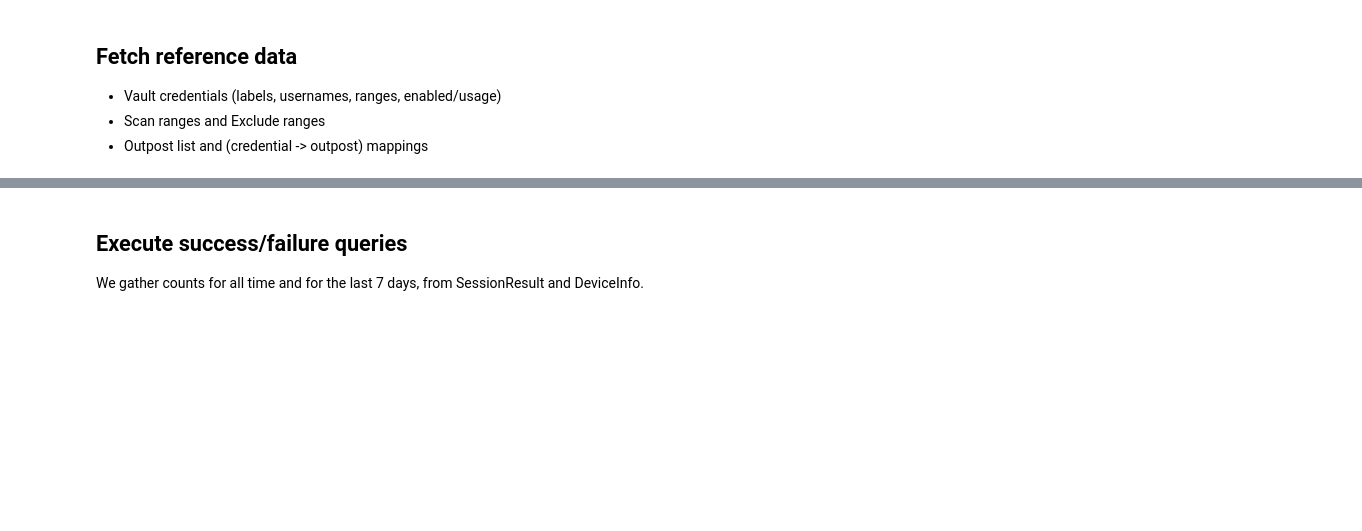
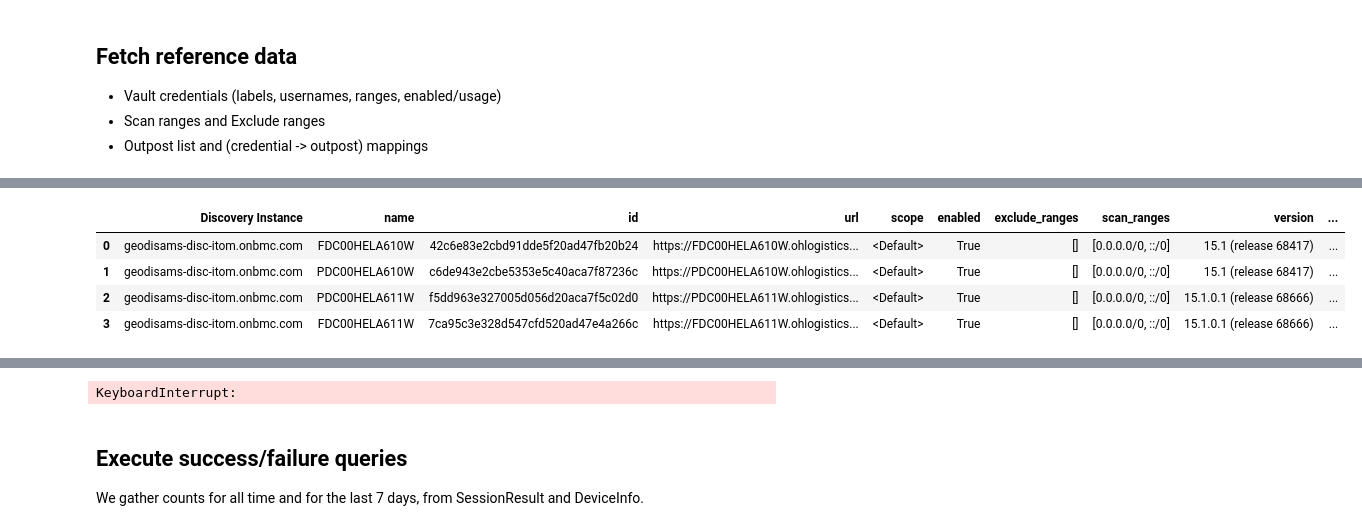
Before and after one commit to codefitz/DisMAL, a Jupyter notebook: notebooks/credential_success.ipynb, the cells around one changed output, grey strips where cells are left out. Drawn from its saved outputs; the diff is of its cells as text; code cells hidden in the pictures; blank space fills up the shorter version.

```diff
--- a/notebooks/credential_success.ipynb
+++ b/notebooks/credential_success.ipynb
@@ -535,11 +584,22 @@ display(df_dev.head(5))
 # %%
 # Outposts list and mapping
-outposts = normalize_results(get_json(api_url('discovery/outposts?deleted=false')))
-id_to_url = {}
-for op in outposts:
-    op_id = op.get('id') or op.get('outpost') or op.get('outpost_id') or op.get('uuid')
-    if op_id:
-        id_to_url[str(op_id)] = op.get('url')
+def get_endpoint(instance, ep):
+    results = instance['app'].get(ep)
+    df = pd.DataFrame(results.json()) if results else pd.DataFrame()
+    if df.empty:
+        # Provide headers if no rows returned
+        df = pd.DataFrame(columns=['name','id','url','scope','enabled','exclude_ranges','scan_ranges','version','last_contact'])
+    df.insert(0, 'Discovery Instance', instance['target'])
+    return df
 
-df = pd.DataFrame(outposts)
-display(df.head(10))
+outposts_prod = get_endpoint(twprod, '/discovery/outposts')
+display(outposts_prod.head(5))
+
+outposts_dev = get_endpoint(twdev, '/discovery/outposts')
+display(outposts_dev.head(5))
+# %% [output]
+|  | Discovery Instance | name | id | url | scope | enabled | exclude_ranges | scan_ranges | version | ... |
+| 0 | geodisams-disc-itom.onbmc.com | FDC00HELA610W | 42c6e83e2cbd91dde5f20ad47fb20b24 | https://FDC00HELA610W.ohlogistics... | <Default> | True | [] | [0.0.0.0/0, ::/0] | 15.1 (release 68417) | ... |
+| 1 | geodisams-disc-itom.onbmc.com | PDC00HELA610W | c6de943e2cbe5353e5c40aca7f87236c | https://PDC00HELA610W.ohlogistics... | <Default> | True | [] | [0.0.0.0/0, ::/0] | 15.1 (release 68417) | ... |
+| 2 | geodisams-disc-itom.onbmc.com | PDC00HELA611W | f5dd963e327005d056d20aca7f5c02d0 | https://PDC00HELA611W.ohlogistics... | <Default> | True | [] | [0.0.0.0/0, ::/0] | 15.1.0.1 (release 68666) | ... |
+| 3 | geodisams-disc-itom.onbmc.com | FDC00HELA611W | 7ca95c3e328d547cfd520ad47e4a266c | https://FDC00HELA611W.ohlogistics... | <Default> | True | [] | [0.0.0.0/0, ::/0] | 15.1.0.1 (release 68666) | ... |
@@ -546,19 +611,28 @@ display(df.head(10))
 # %%
-# We're going to run this again without countUnique as this can be intensive and cuase the API to timeout
+# We're going to run this again without countUnique as this can be intensive and cause the API to timeout
+# Testing: search SessionResult where #id = 'node id'
 qry_outpost_credentials = '''
 search SessionResult
 show credential, credential as 'uuid', outpost
 '''
-cred_outpost_map = {}  # uuid -> {'id': outpost_id, 'url': url}
-op_creds = post_search(qry_outpost_credentials, limit=0)
+def get_results(instance, qry):
+    results = instance['app'].data().search({'query': qry}, format='object', limit=500)
+    df = pd.DataFrame(results) if results else pd.DataFrame()
+    if df.empty:
+        # Provide headers if no rows returned
+        df = pd.DataFrame(columns=['No results'])
+    df.insert(0, 'Discovery Instance', instance['target'])
+    return df
 
-data = op_creds[0]  # grab the first object
-df = pd.DataFrame(data["results"], columns=data["headings"])
+outpost_creds_prod = get_results(twprod,qry_outpost_credentials).drop_duplicates()
+print(twprod['target'])
+display(outpost_creds_prod.head(5))
 
-# drop duplicates
-df_unique = df.drop_duplicates()
-
-display(df_unique.head(10))  # show first 10 unique rows
+outpost_creds_dev = get_results(twdev,qry_outpost_credentials).drop_duplicates()
+print(twprod['target'])
+display(outpost_creds_dev.head(5))
+# %% [output]
+KeyboardInterrupt:
 # %%
 for row in df_unique.itertuples(index=False):
     uuid = getattr(row, 'credential') or getattr(row, 'uuid')
```
Also changed, not shown: parts of 5 cells of this notebook.
